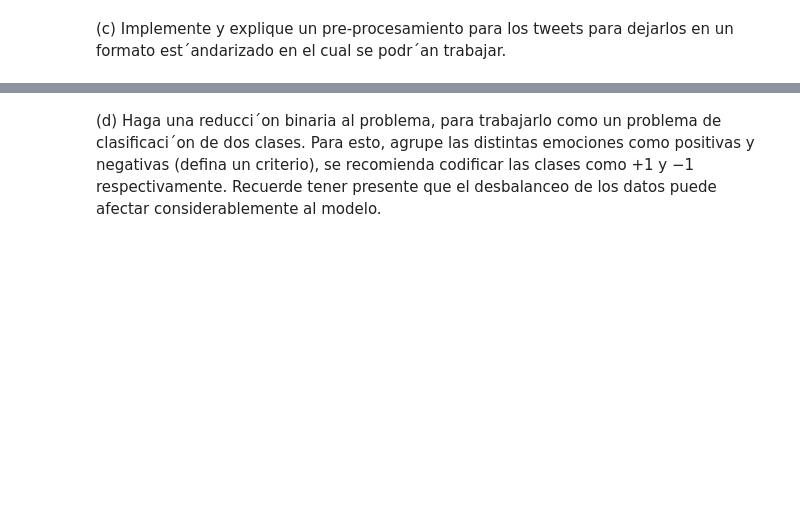
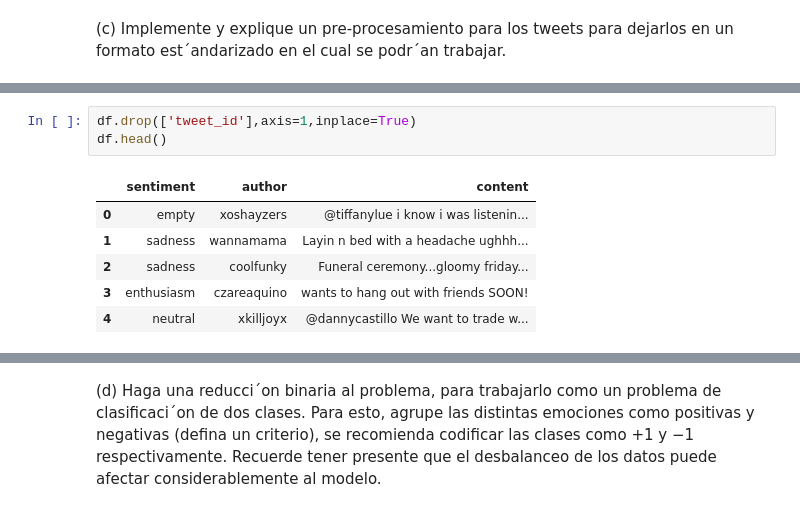
Before and after one commit to Caimapo/MachineLearning2017-02, a Jupyter notebook: Tarea 2 Máquinas de Aprendizaje.ipynb, the cells around one changed output, grey strips where cells are left out. Saved outputs shown, nothing was run; the diff lists cells and outputs as text; blank space fills up the shorter version.

```diff
--- a/Tarea 2 Máquinas de Aprendizaje.ipynb
+++ b/Tarea 2 Máquinas de Aprendizaje.ipynb
@@ -200,0 +293,10 @@ def load_wav_file(name, path):
+# %%
+df.drop(['tweet_id'],axis=1,inplace=True)
+df.head()
+# %% [output]
+|  | sentiment | author | content |
+| 0 | empty | xoshayzers | @tiffanylue i know i was listenin... |
+| 1 | sadness | wannamama | Layin n bed with a headache ughhh... |
+| 2 | sadness | coolfunky | Funeral ceremony...gloomy friday... |
+| 3 | enthusiasm | czareaquino | wants to hang out with friends SOON! |
+| 4 | neutral | xkilljoyx | @dannycastillo We want to trade w... |
```
Also changed, not shown: parts of 25 cells of this notebook, 1 other file.
